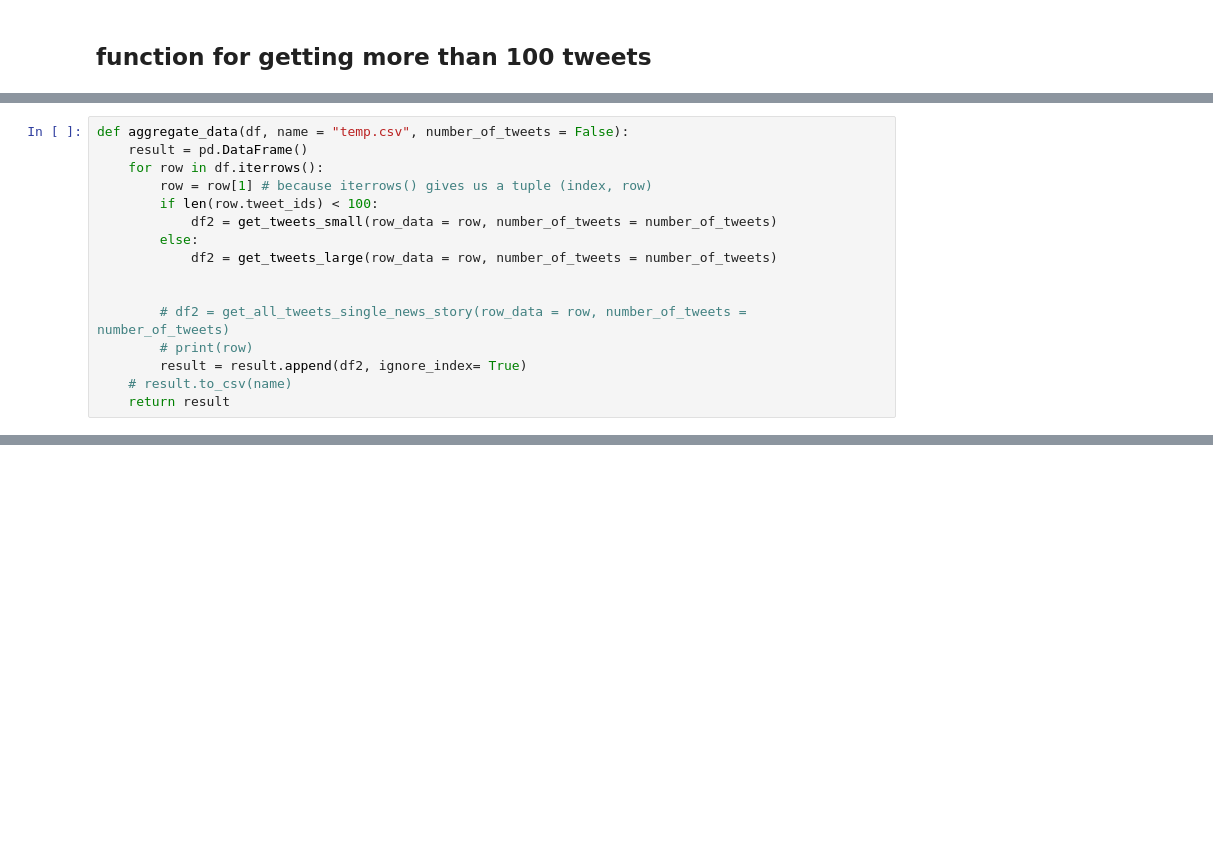
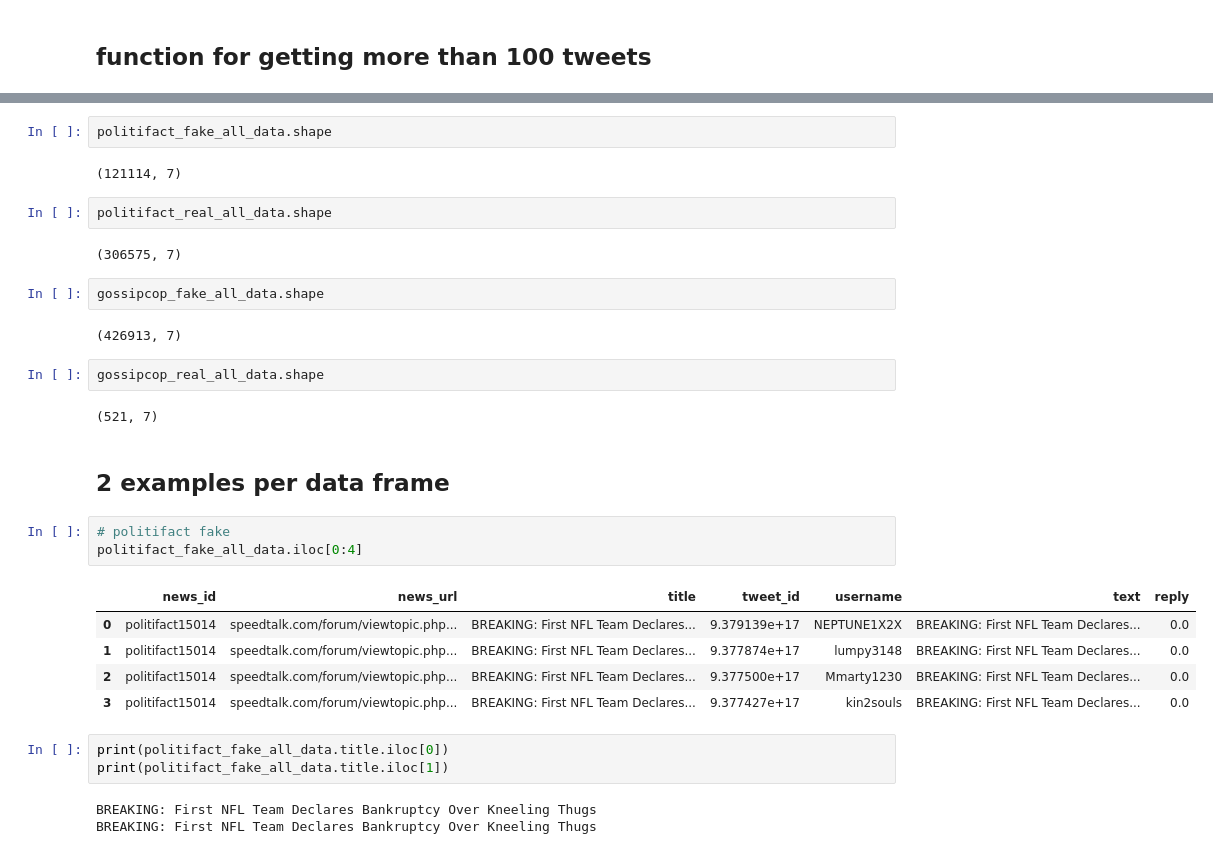
Before and after one commit to austinwilson1224/python, a Jupyter notebook: 199/eda.ipynb, the cells around one changed output, grey strips where cells are left out. Cells and saved outputs as stored; diff of their text form; blank space fills up the shorter version.

```diff
--- a/199/eda.ipynb
+++ b/199/eda.ipynb
@@ -180,16 +178,0 @@ def get_tweets_large(row_data, number_of_tweets = False):
-# %%
-def aggregate_data(df, name = "temp.csv", number_of_tweets = False):
-    result = pd.DataFrame()
-    for row in df.iterrows():
-        row = row[1] # because iterrows() gives us a tuple (index, row)
-        if len(row.tweet_ids) < 100:
-            df2 = get_tweets_small(row_data = row, number_of_tweets = number_of_tweets)
-        else:
-            df2 = get_tweets_large(row_data = row, number_of_tweets = number_of_tweets)
-
-
-        # df2 = get_all_tweets_single_news_story(row_data = row, number_of_tweets = number_of_tweets)
-        # print(row)
-        result = result.append(df2, ignore_index= True)
-    # result.to_csv(name)
-    return result
@@ -245,0 +288,33 @@ test_df.shape
+# %%
+politifact_fake_all_data.shape
+# %% [output]
+(121114, 7)
+# %%
+politifact_real_all_data.shape
+# %% [output]
+(306575, 7)
+# %%
+gossipcop_fake_all_data.shape
+# %% [output]
+(426913, 7)
+# %%
+gossipcop_real_all_data.shape
+# %% [output]
+(521, 7)
+# %% [markdown]
+## 2 examples per data frame
+# %%
+# politifact fake
+politifact_fake_all_data.iloc[0:4]
+# %% [output]
+|  | news_id | news_url | title | tweet_id | username | text | reply |
+| 0 | politifact15014 | speedtalk.com/forum/viewtopic.php... | BREAKING: First NFL Team Declares... | 9.379139e+17 | NEPTUNE1X2X | BREAKING: First NFL Team Declares... | 0.0 |
+| 1 | politifact15014 | speedtalk.com/forum/viewtopic.php... | BREAKING: First NFL Team Declares... | 9.377874e+17 | lumpy3148 | BREAKING: First NFL Team Declares... | 0.0 |
+| 2 | politifact15014 | speedtalk.com/forum/viewtopic.php... | BREAKING: First NFL Team Declares... | 9.377500e+17 | Mmarty1230 | BREAKING: First NFL Team Declares... | 0.0 |
+| 3 | politifact15014 | speedtalk.com/forum/viewtopic.php... | BREAKING: First NFL Team Declares... | 9.377427e+17 | kin2souls | BREAKING: First NFL Team Declares... | 0.0 |
+# %%
+print(politifact_fake_all_data.title.iloc[0])
+print(politifact_fake_all_data.title.iloc[1])
+# %% [output]
+BREAKING: First NFL Team Declares Bankruptcy Over Kneeling Thugs
+BREAKING: First NFL Team Declares Bankruptcy Over Kneeling Thugs
```
Also changed, not shown: parts of 73 cells of this notebook, 3 other files.
